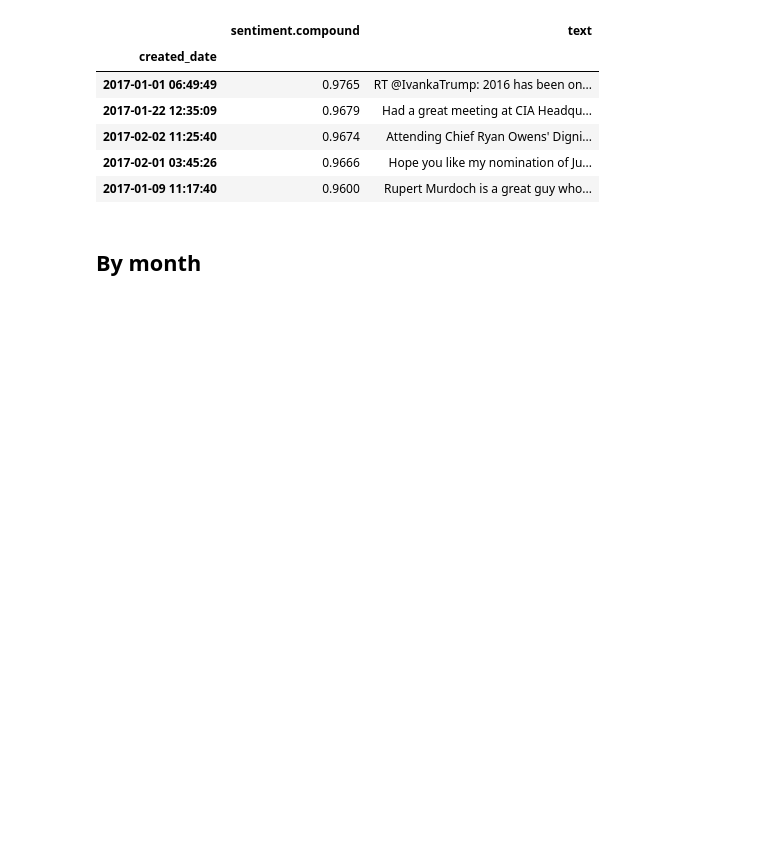
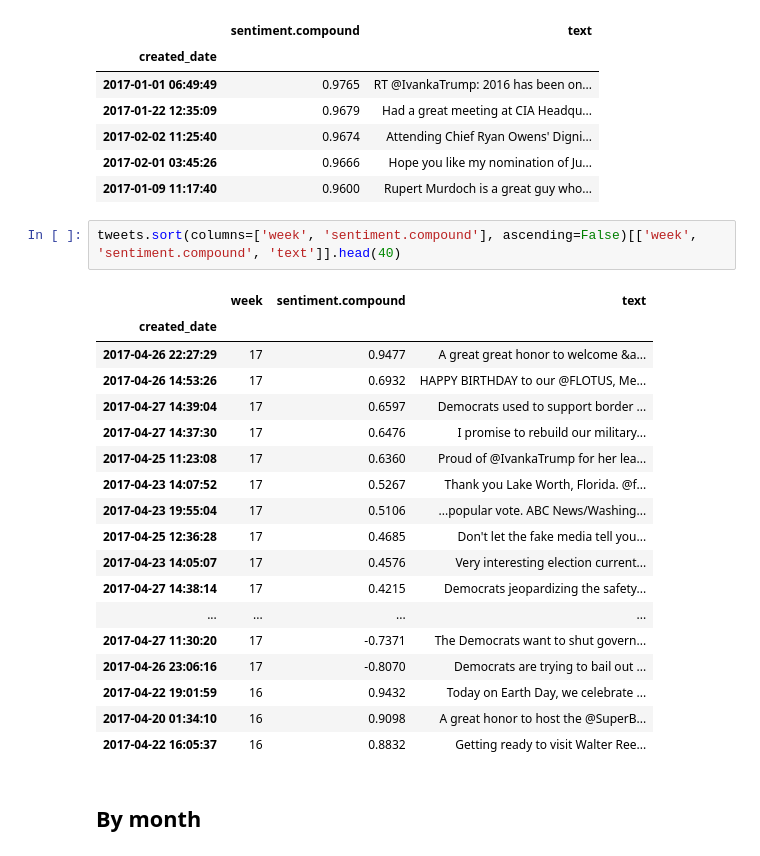
Before and after one commit to nprapps/trump-tweet-analysis, a Jupyter notebook: trump-tweets.ipynb, the cells around one changed output. Cells and saved outputs as stored; diff of their text form; blank space fills up the shorter version.

```diff
--- a/trump-tweets.ipynb
+++ b/trump-tweets.ipynb
@@ -250,6 +250,27 @@ tweets.sort(columns='sentiment.compound', ascending=False)[['sentiment.compound'
 | 2017-02-02 11:25:40 | 0.9674 | Attending Chief Ryan Owens' Digni... |
 | 2017-02-01 03:45:26 | 0.9666 | Hope you like my nomination of Ju... |
 | 2017-01-09 11:17:40 | 0.9600 | Rupert Murdoch is a great guy who... |
+# %%
+tweets.sort(columns=['week', 'sentiment.compound'], ascending=False)[['week', 'sentiment.compound', 'text']].head(40)
+# %% [output]
+|  | week | sentiment.compound | text |
+| created_date |  |  |  |
+| 2017-04-26 22:27:29 | 17 | 0.9477 | A great great honor to welcome &a... |
+| 2017-04-26 14:53:26 | 17 | 0.6932 | HAPPY BIRTHDAY to our @FLOTUS, Me... |
+| 2017-04-27 14:39:04 | 17 | 0.6597 | Democrats used to support border ... |
+| 2017-04-27 14:37:30 | 17 | 0.6476 | I promise to rebuild our military... |
+| 2017-04-25 11:23:08 | 17 | 0.6360 | Proud of @IvankaTrump for her lea... |
+| 2017-04-23 14:07:52 | 17 | 0.5267 | Thank you Lake Worth, Florida. @f... |
+| 2017-04-23 19:55:04 | 17 | 0.5106 | ...popular vote. ABC News/Washing... |
+| 2017-04-25 12:36:28 | 17 | 0.4685 | Don't let the fake media tell you... |
+| 2017-04-23 14:05:07 | 17 | 0.4576 | Very interesting election current... |
+| 2017-04-27 14:38:14 | 17 | 0.4215 | Democrats jeopardizing the safety... |
+| ... | ... | ... | ... |
+| 2017-04-27 11:30:20 | 17 | -0.7371 | The Democrats want to shut govern... |
+| 2017-04-26 23:06:16 | 17 | -0.8070 | Democrats are trying to bail out ... |
+| 2017-04-22 19:01:59 | 16 | 0.9432 | Today on Earth Day, we celebrate ... |
+| 2017-04-20 01:34:10 | 16 | 0.9098 | A great honor to host the @SuperB... |
+| 2017-04-22 16:05:37 | 16 | 0.8832 | Getting ready to visit Walter Ree... |
 # %% [markdown]
 ## By month
 # %% [markdown]
```
Also changed, not shown: parts of 16 cells of this notebook, 6 other files.
